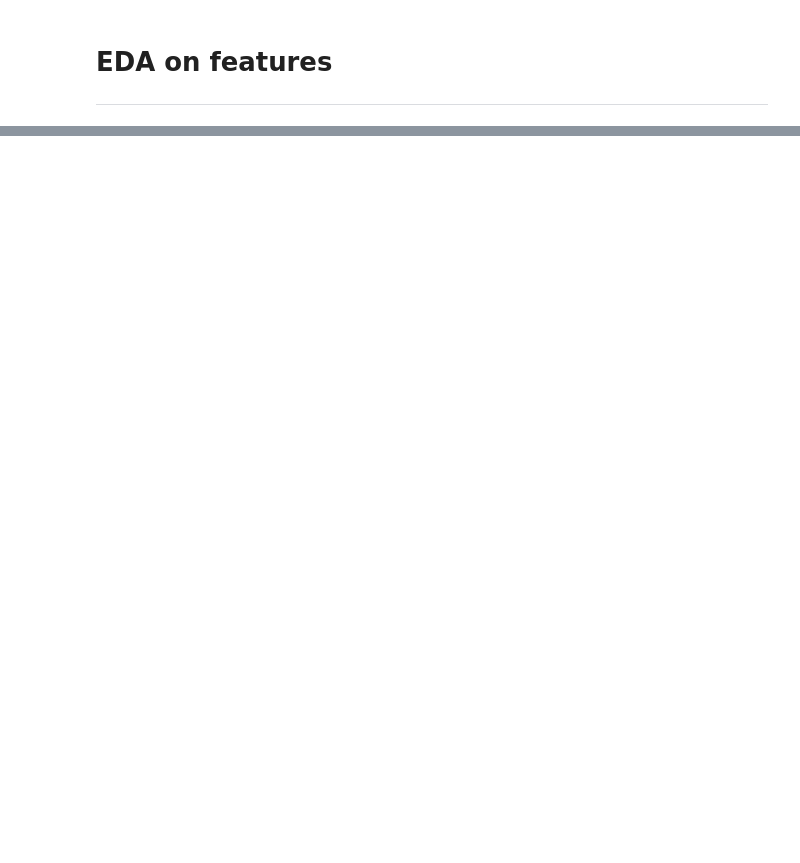
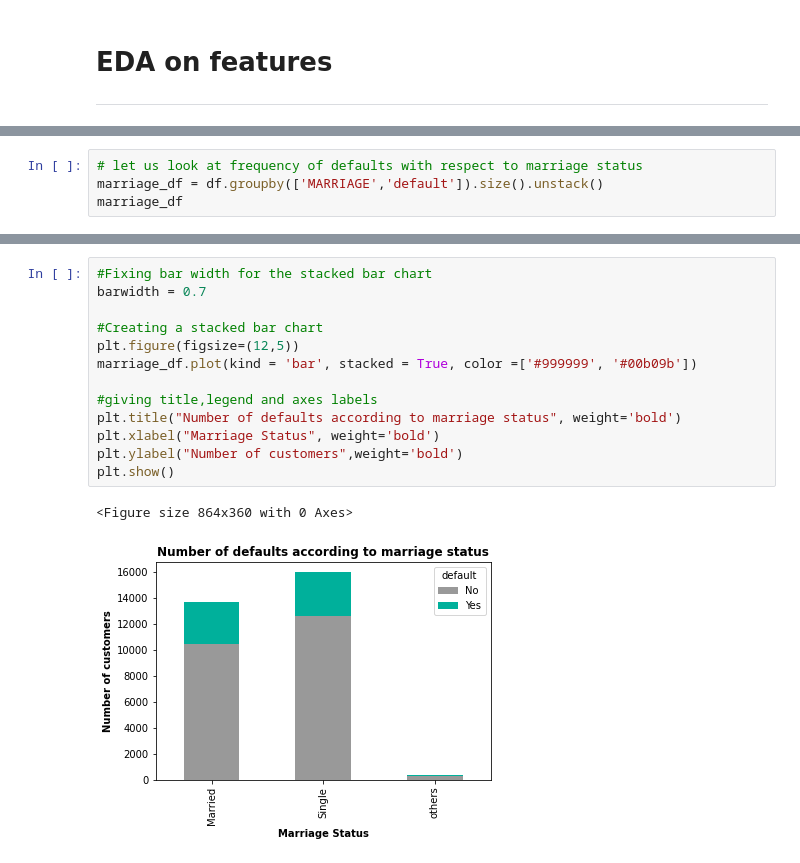
Before and after one commit to sskamalapurkar/Supervised-ML---Classification, a Jupyter notebook: Credit_card_default_prediction_Sayali_Kamalapurkar.ipynb, the cells around one changed output, grey strips where cells are left out. Drawn from its saved outputs; the diff is of its cells as text; blank space fills up the shorter version.

```diff
--- a/Credit_card_default_prediction_Sayali_Kamalapurkar.ipynb
+++ b/Credit_card_default_prediction_Sayali_Kamalapurkar.ipynb
@@ -281,0 +411,4 @@ We are ready to explore and visualize the features with target variable.
+# %%
+# let us look at frequency of defaults with respect to marriage status
+marriage_df = df.groupby(['MARRIAGE','default']).size().unstack()
+marriage_df
@@ -281,0 +421,16 @@ We are ready to explore and visualize the features with target variable.
+# %%
+#Fixing bar width for the stacked bar chart
+barwidth = 0.7
+
+#Creating a stacked bar chart
+plt.figure(figsize=(12,5))
+marriage_df.plot(kind = 'bar', stacked = True, color =['#999999', '#00b09b'])
+
+#giving title,legend and axes labels
+plt.title("Number of defaults according to marriage status", weight='bold')
+plt.xlabel("Marriage Status", weight='bold')
+plt.ylabel("Number of customers",weight='bold')
+plt.show()
+# %% [output]
+<Figure size 864x360 with 0 Axes>
+[figure, added]
```
Also changed, not shown: parts of 26 cells of this notebook.
